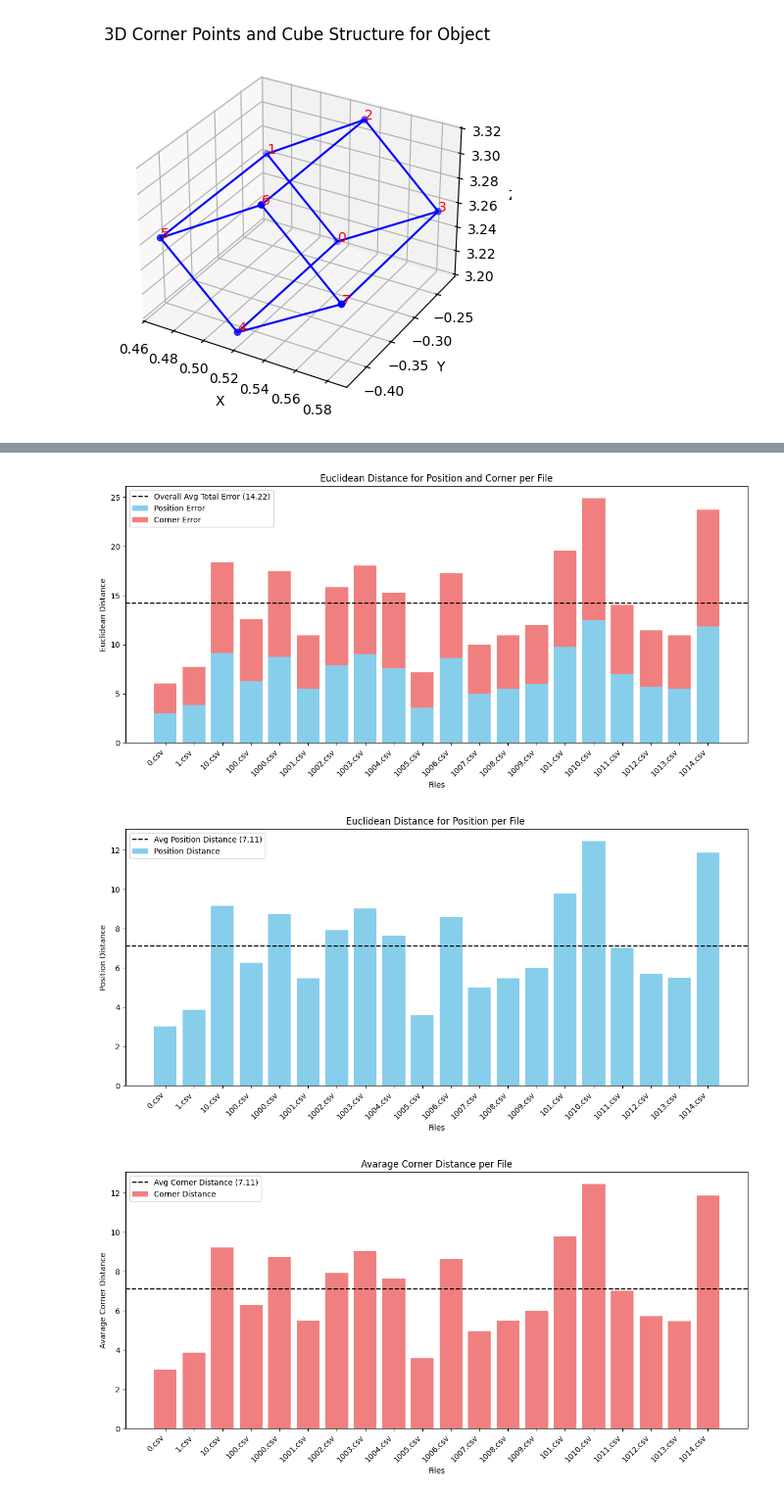
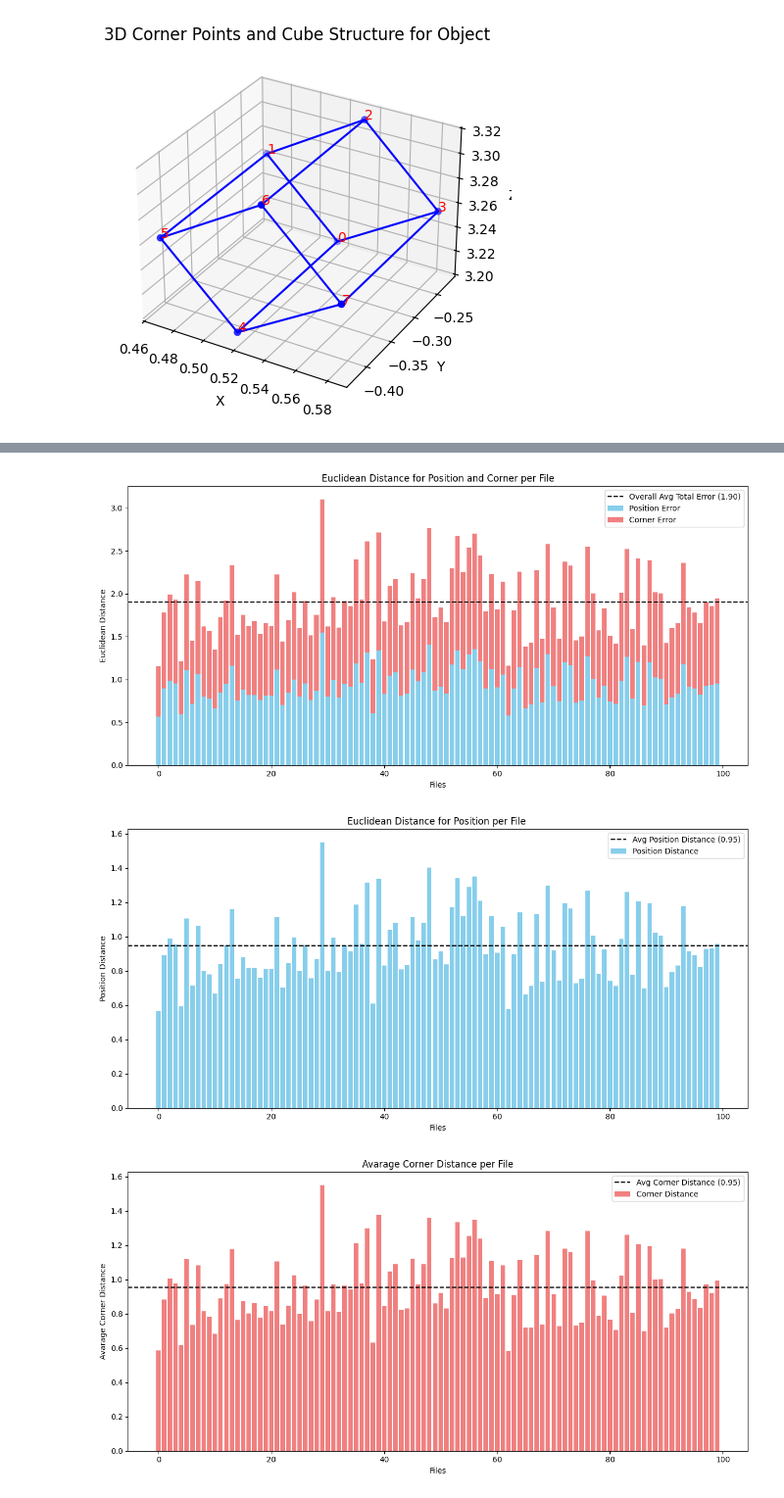
Before and after one commit to sarpermelikertekin/mt-3d-environments-from-video, a Jupyter notebook: lifting_models/sye.ipynb, the cells around one changed output, grey strips where cells are left out. Shown at 98% size. Saved outputs shown, nothing was run; the diff lists cells and outputs as text; code cells hidden in the pictures.

```diff
--- a/lifting_models/sye.ipynb
+++ b/lifting_models/sye.ipynb
@@ -368,10 +350,10 @@ def load_model_and_predict_3d(data_2d_path, input_size=20, output_size=30):
         print(f"Error during 3D prediction: {e}")
         return pd.DataFrame()
 # %%
-base_path_2d = r"C:\Users\sakar\OneDrive\mt-datas\synthetic_data\8_correct_relative\2d_data"
-base_path_3d = r"C:\Users\sakar\OneDrive\mt-datas\synthetic_data\8_correct_relative\3d_data"
-save_dir = r"C:\Users\sakar\OneDrive\mt-datas\Assets for the Report"
-dataset = "try"
+base_path_2d = r"C:\Users\sakar\OneDrive\mt-datas\synthetic_data\12_yoro_dataset\2d_data"
+base_path_3d = r"C:\Users\sakar\OneDrive\mt-datas\synthetic_data\12_yoro_dataset\3d_data"
+save_dir = r"C:\Users\sakar\OneDrive\mt-datas\Assets for the Report\Results Val"
+dataset = "val"
 # %%
 import os
 import pandas as pd
@@ -461,16 +443,26 @@ def find_closest_match_3d(predictions, ground_truth):
     return results
 
 
-def process_all_files_3d(base_path_2d, base_path_3d):
+def process_all_files_3d(base_path_2d, base_path_3d, start_index=0, max_files=100):
     """
-    Process all 2D files to predict 3D data and compare with ground truth 3D data.
+    Process 2D files to predict 3D data and compare with ground truth 3D data.
+    Allows starting from a specific index and limiting the number of files processed.
     """
+    def extract_numeric(file_name):
+        # Extract the numeric part of the file name before ".csv"
+        return int(os.path.splitext(file_name)[0])
+
+    # List and sort files numerically
+    file_list = sorted(
+        [file_name for file_name in os.listdir(base_path_2d) if file_name.endswith(".csv")],
+        key=extract_numeric
+    )
+
+    # Apply start_index and limit processing to max_files
+    file_list = file_list[start_index:start_index + max_files]
+    total_files = len(file_list)
+
     all_results = []
-    file_list = [file_name for file_name in os.listdir(base_path_2d) if file_name.endswith(".csv")]
-
-    # Take only the first x files for testing
-    file_list = file_list[:20]
-    total_files = len(file_list)
 
     for idx, file_name in enumerate(file_list):
         print(f"Processing file {idx + 1}/{total_files} ({((idx + 1) / total_files) * 100:.2f}%) - {file_name}")
@@ -511,8 +503,10 @@ def process_all_files_3d(base_path_2d, base_path_3d):
 
     return all_results
 
-# Process files and collect results
-results = process_all_files_3d(base_path_2d, base_path_3d)
+# Example usage
+start_index = 0
+max_files = 100
+results = process_all_files_3d(base_path_2d, base_path_3d, start_index=start_index, max_files=max_files)
 
 # Example output
 print("Euclidean Distance Results:")
@@ -699,7 +719,6 @@ def generate_3d_distance_plots(results):
     plt.bar(x, position_distances, label="Position Error", color="skyblue")
     plt.bar(x, corner_distances, bottom=position_distances, label="Corner Error", color="lightcoral")
     plt.axhline(overall_avg_position + overall_avg_corner, color="black", linestyle="--", label=f"Overall Avg Total Error ({overall_avg_position + overall_avg_corner:.2f})")
-    plt.xticks(x, file_names, rotation=45, ha="right")
     plt.xlabel("Files")
     plt.ylabel("Euclidean Distance")
     plt.title("Euclidean Distance for Position and Corner per File")
@@ -712,7 +731,6 @@ def generate_3d_distance_plots(results):
     plt.figure(figsize=(12, 6))
     plt.bar(x, position_distances, color="skyblue", label="Position Distance")
     plt.axhline(overall_avg_position, color="black", linestyle="--", label=f"Avg Position Distance ({overall_avg_position:.2f})")
-    plt.xticks(x, file_names, rotation=45, ha="right")
     plt.xlabel("Files")
     plt.ylabel("Position Distance")
     plt.title("Euclidean Distance for Position per File ")
@@ -721,35 +739,33 @@ def generate_3d_distance_plots(results):
     plt.savefig(f"{save_dir}\\sye_{dataset}_position_distance.png", dpi=300)
     plt.show()
 
     # Individual Plot: Corner Distance with Average Line
     plt.figure(figsize=(12, 6))
     plt.bar(x, corner_distances, color="lightcoral", label="Corner Distance")
     plt.axhline(overall_avg_corner, color="black", linestyle="--", label=f"Avg Corner Distance ({overall_avg_corner:.2f})")
-    plt.xticks(x, file_names, rotation=45, ha="right")
     plt.xlabel("Files")
     plt.ylabel("Avarage Corner Distance")
     plt.title("Avarage Corner Distance per File")
     plt.legend()
     plt.tight_layout()
     plt.savefig(f"{save_dir}\\sye_{dataset}_corner_distance.png", dpi=300)
     plt.show()
 
     # Individual Plot: Rotation Y Difference with Average Line
     plt.figure(figsize=(12, 6))
     plt.bar(x, rotation_y_differences, color="lightgreen", label="Rotation Y Difference")
     plt.axhline(overall_avg_rotation_y, color="black", linestyle="--", label=f"Avg Rotation Y Difference ({overall_avg_rotation_y:.2f})")
-    plt.xticks(x, file_names, rotation=45, ha="right")
     plt.xlabel("Files")
     plt.ylabel("Rotation Y Difference")
     plt.title("Rotation Y Difference per File")
     plt.legend()
     plt.tight_layout()
     plt.savefig(f"{save_dir}\\sye_{dataset}_rotation_y_difference.png", dpi=300)
     plt.show()
 
 # Generate the plots
 generate_3d_distance_plots(results)
 # %% [output]
-[figure, old version]
+[figure, new version]
-[figure, old version]
+[figure, new version]
-[figure, old version]
+[figure, new version]
```
Also changed, not shown: parts of 12 cells of this notebook, 1 other file.
